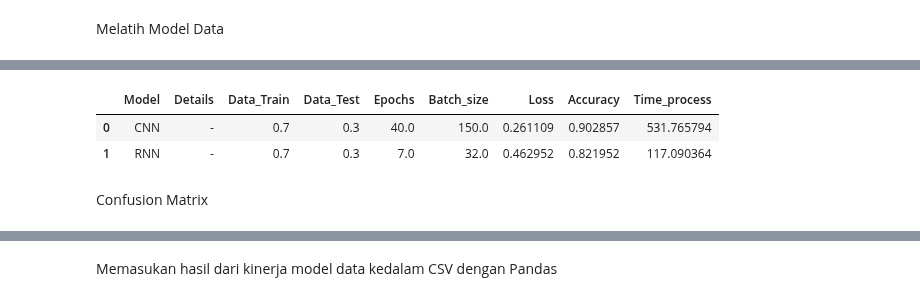
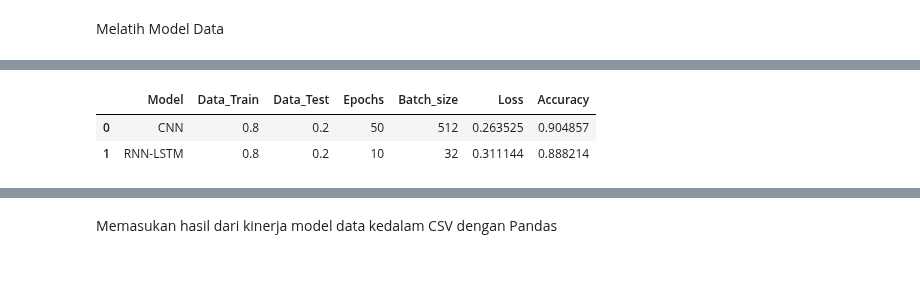
Before and after one commit to fendy07/FMNIST-DeepLearning, a Jupyter notebook: ML_01_FendyHendriyanto.ipynb, the cells around one changed output, grey strips where cells are left out. Saved outputs shown, nothing was run; the diff lists cells and outputs as text; code cells hidden in the pictures; blank space fills up the shorter version.

```diff
--- a/ML_01_FendyHendriyanto.ipynb
+++ b/ML_01_FendyHendriyanto.ipynb
@@ -640,7 +497,7 @@ Inisialisasi parameter mendefinisikan parameter yang akan digunakan untuk melati
 # Training parameters.
 batch_size = 32
 num_classes = 10
-epochs = 7
+epochs = 10
 
 # Embedding dimensions.
 row_hidden = 128
@@ -668,20 +524,15 @@ Membangun Model Data
 prediction = Dense(num_classes, activation='softmax')(encoded_columns)
 model = Model(x, prediction)
 model.compile(loss='categorical_crossentropy',
-              optimizer='rmsprop',
+              optimizer='RMSprop',
               metrics=['accuracy'])
 # %% [markdown]
 Melatih Model Data
 # %%
-# Training.
-cb = TimingCallback()
-
+# Fitting the model
 model.fit(x_train_pic, y_train,
-          batch_size=batch_size,
-          epochs=epochs,
-          verbose=1,
-          validation_data=(x_test_pic, y_test),
-          callbacks = [reduce_lr, cb])
-
-print(cb.logs)
+          batch_size = batch_size,
+          epochs = epochs,
+          validation_data = (x_test_pic, y_test),
+          shuffle = False)
 # %% [output]
@@ -709,6 +562,6 @@ Evaluasi Data
 # %%
 # Evaluation.
-scores = model.evaluate(x_test_pic, y_test, verbose=0)
+scores = model.evaluate(x_test_pic, y_test)
 print('Test loss:', scores[0])
 print('Test accuracy:', scores[1])
 # %% [output]
@@ -717,10 +640,8 @@ Test accuracy: 0.8219524025917053
 # %%
 r = evaluation.shape[0]
-evaluation.loc[r] = ['RNN','-',str(1 - pers_test), str(pers_test), epochs, batch_size,scores[0],scores[1], sum(cb.logs)]
+evaluation.loc[r] = ['RNN-LSTM', str(1 - pers_test), str(pers_test), epochs, batch_size, scores[0], scores[1]]
 evaluation
 # %% [output]
-|  | Model | Details | Data_Train | Data_Test | Epochs | Batch_size | Loss | Accuracy | Time_process |
-| 0 | CNN | - | 0.7 | 0.3 | 40.0 | 150.0 | 0.261109 | 0.902857 | 531.765794 |
-| 1 | RNN | - | 0.7 | 0.3 | 7.0 | 32.0 | 0.462952 | 0.821952 | 117.090364 |
+|  | Model | Data_Train | Data_Test | Epochs | Batch_size | Loss | Accuracy |
+| 0 | CNN | 0.8 | 0.2 | 50 | 512 | 0.263525 | 0.904857 |
+| 1 | RNN-LSTM | 0.8 | 0.2 | 10 | 32 | 0.311144 | 0.888214 |
-# %% [markdown]
-Confusion Matrix
```
Also changed, not shown: parts of 70 cells of this notebook.
